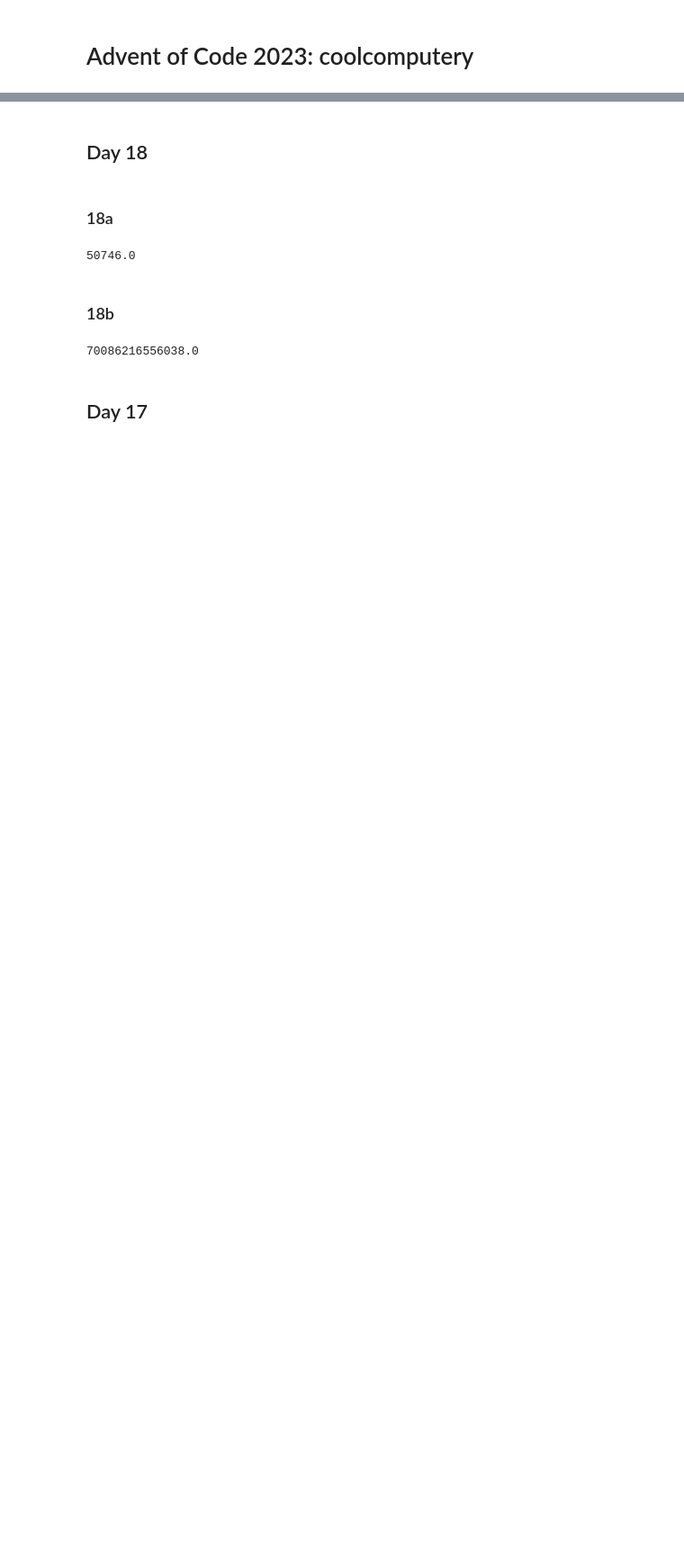
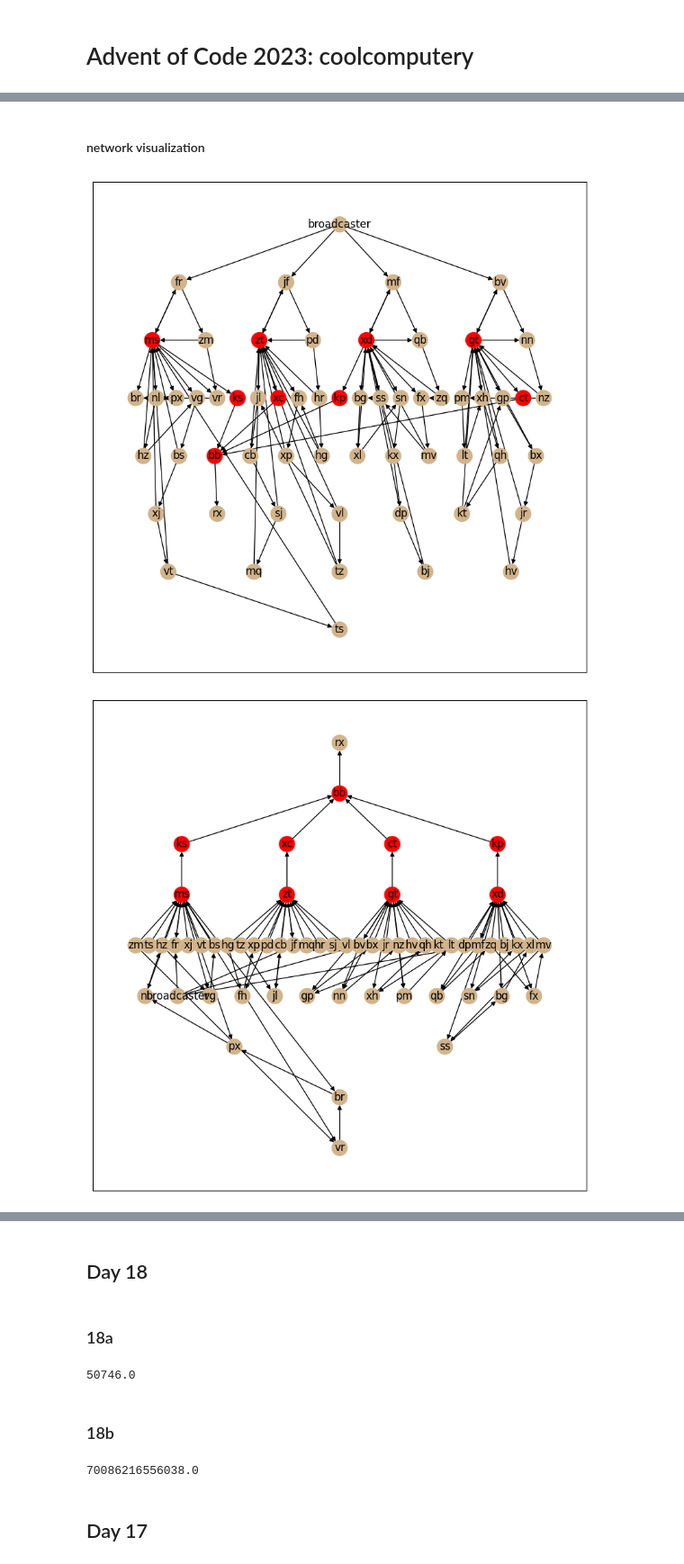
Before and after one commit to coolcomputery/Advent-of-Code, a Jupyter notebook: 2023.ipynb, the cells around one changed output, grey strips where cells are left out. Shown at 90% size. Drawn from its saved outputs; the diff is of its cells as text; code cells hidden in the pictures; blank space fills up the shorter version.

```diff
--- a/2023.ipynb
+++ b/2023.ipynb
@@ -167,0 +200,33 @@ dp('in',{a:(1,4000) for a in ['x','m','a','s']})
+# %% [markdown]
+#### network visualization
+# %%
+import networkx as nx, matplotlib.pyplot as plt
+G=nx.DiGraph()
+G.add_nodes_from(names)
+G.add_edges_from([
+    (src,d)
+    for src,dests in destss.items()
+    for d in dests
+])
+for root in ['broadcaster','rx']:
+    bfs_nodes=[root]
+    depth={root:0}
+    for u,v in nx.bfs_edges(G,root,reverse=(root=='rx')):
+        depth[v]=depth[u]+1
+        bfs_nodes.append(v)
+    layers=[[] for d in range(max(depth.values())+1)]
+    for v in bfs_nodes:
+        layers[depth[v]].append(v)
+    pos={}
+    for d,verts in enumerate(layers):
+        for i,v in enumerate(verts):
+            pos[v]=((i+0.5)/len(verts),-d)
+
+    fig,ax=plt.subplots(figsize=(10,10))
+    nx.draw_networkx(G,pos=pos,ax=ax,with_labels=True,node_color=[
+        'red' if types[v]==CONJ else 'tan'
+        for v in G.nodes
+    ])
+# %% [output]
+[figure, added]
+[figure, added]
```
Also changed, not shown: parts of 19 cells of this notebook.
